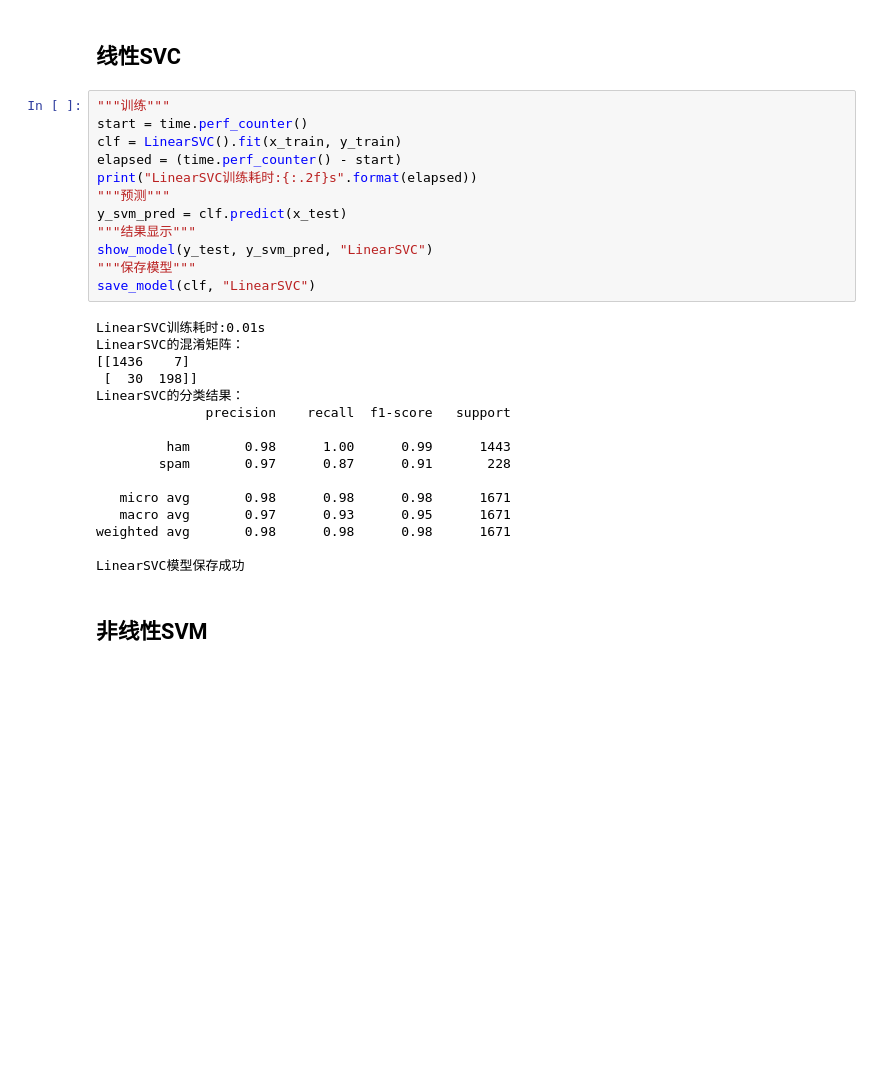
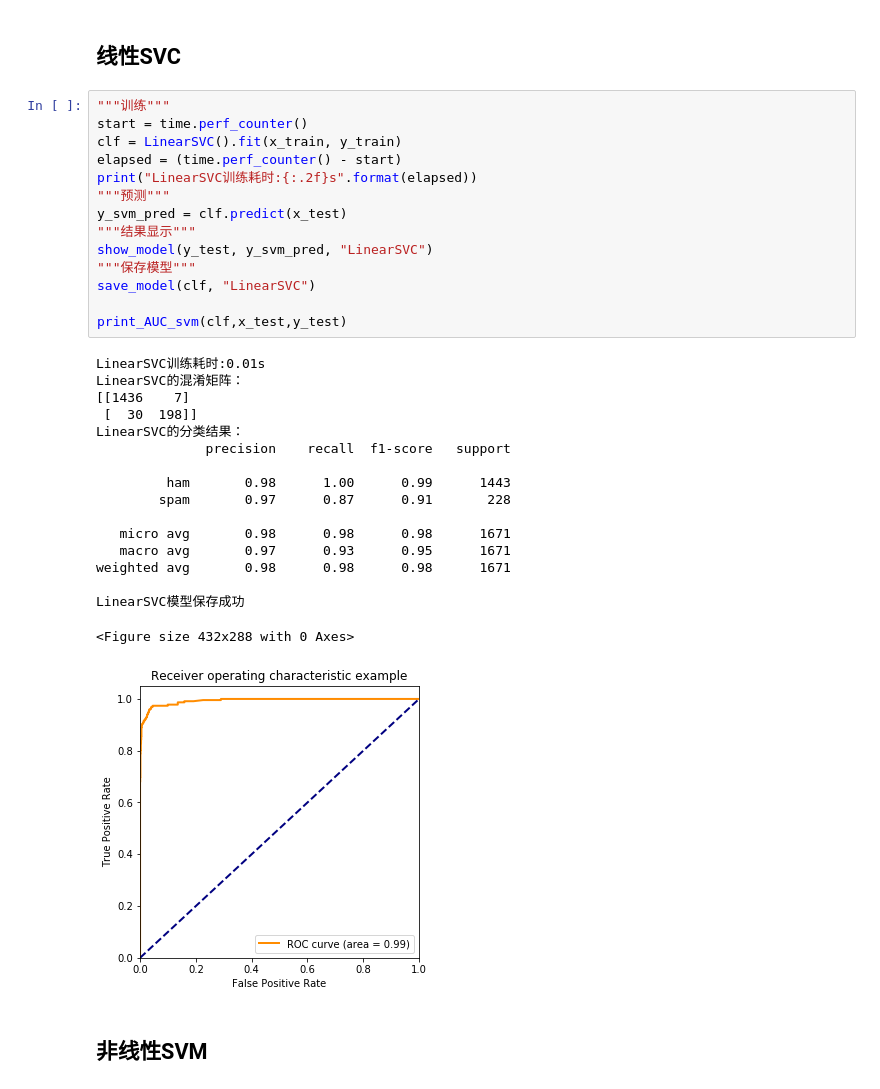
Before and after one commit to HesseSummer/junkMailDetect, a Jupyter notebook: 代码/bag of words + 机器学习.ipynb, the cells around one changed output. Drawn from its saved outputs; the diff is of its cells as text; blank space fills up the shorter version.

```diff
--- a/代码/bag of words + 机器学习.ipynb
+++ b/代码/bag of words + 机器学习.ipynb
@@ -274,31 +335,35 @@ RandomForest模型保存成功
 # %%
 """训练"""
 start = time.perf_counter()
 clf = LinearSVC().fit(x_train, y_train)
 elapsed = (time.perf_counter() - start)
 print("LinearSVC训练耗时:{:.2f}s".format(elapsed))
 """预测"""
 y_svm_pred = clf.predict(x_test)
 """结果显示"""
 show_model(y_test, y_svm_pred, "LinearSVC")
 """保存模型"""
 save_model(clf, "LinearSVC")
+
+print_AUC_svm(clf,x_test,y_test)
 # %% [output]
 LinearSVC训练耗时:0.01s
 LinearSVC的混淆矩阵：
 [[1436    7]
  [  30  198]]
 LinearSVC的分类结果：
               precision    recall  f1-score   support
 
          ham       0.98      1.00      0.99      1443
         spam       0.97      0.87      0.91       228
 
    micro avg       0.98      0.98      0.98      1671
    macro avg       0.97      0.93      0.95      1671
 weighted avg       0.98      0.98      0.98      1671
 
 LinearSVC模型保存成功
+<Figure size 432x288 with 0 Axes>
+[figure, added]
 # %% [markdown]
 ## 非线性SVM
 # %%
```
Also changed, not shown: parts of 9 cells of this notebook.
